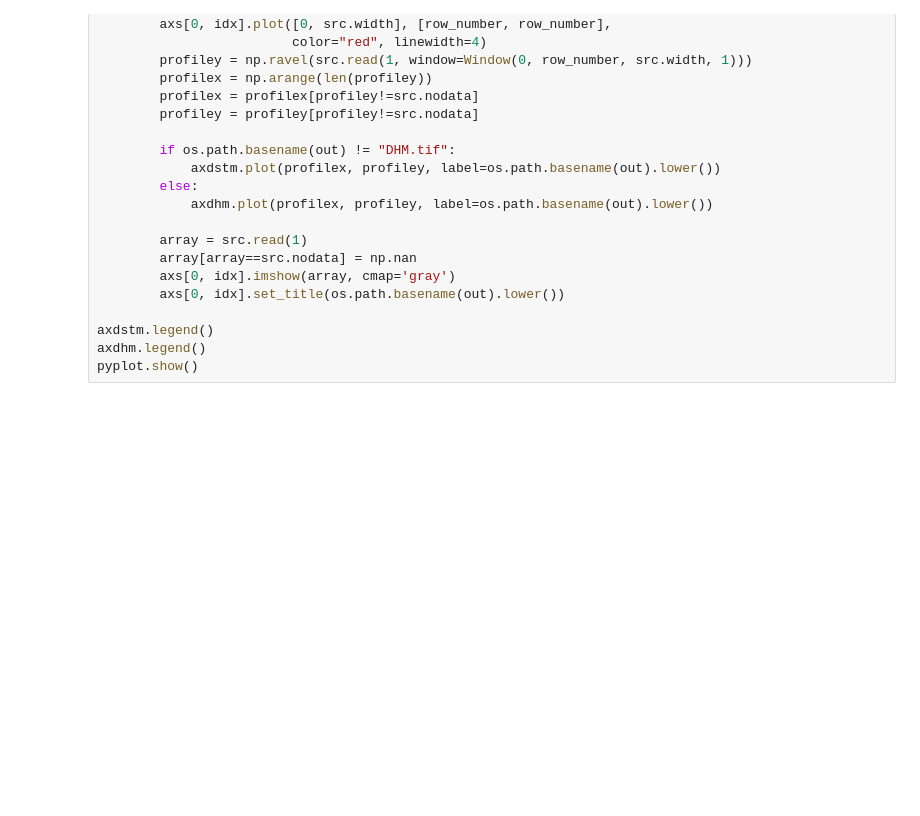
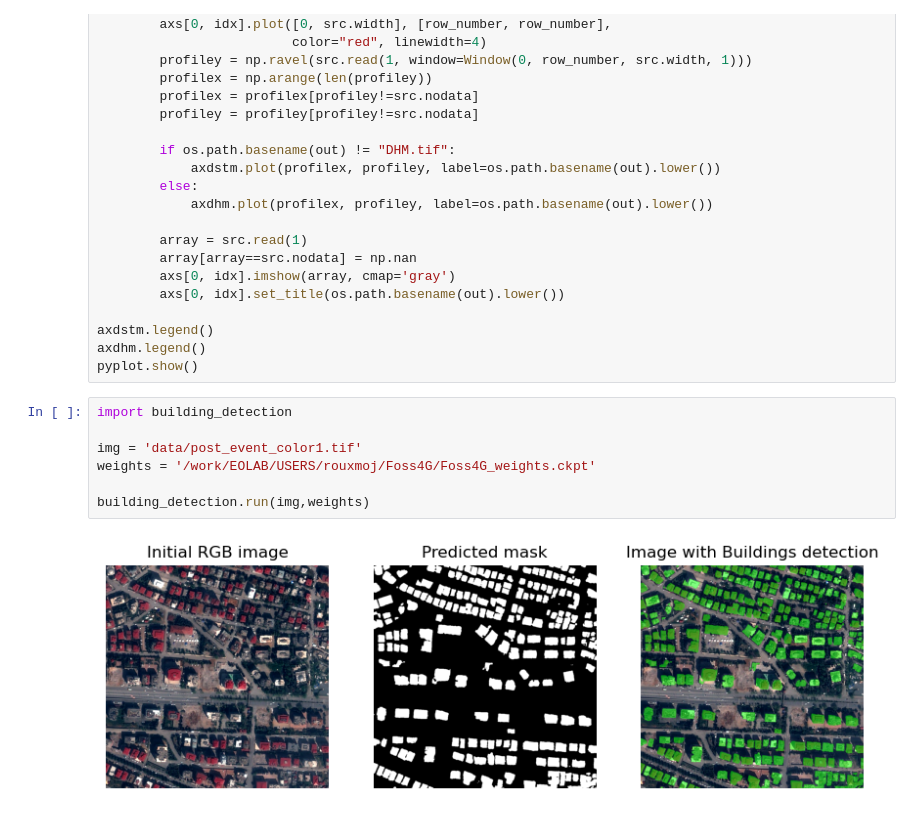
Before and after one commit to cars-cnes/change-detection-for-natural-disaster-response, a Jupyter notebook: tutorial.ipynb, the cells around one changed output. Cells and saved outputs as stored; diff of their text form; blank space fills up the shorter version.

Commit message:
feat : Define run command on building_detection

```diff
--- a/tutorial.ipynb
+++ b/tutorial.ipynb
@@ -263,3 +263,12 @@ for idx, out in enumerate(["dsm"+pair+"/dsm.tif", "dtm"+pair+"/DTM.tif", "dtm"+p
 axdstm.legend()
 axdhm.legend()
 pyplot.show()
+# %%
+import building_detection
+
+img = 'data/post_event_color1.tif'
+weights = '/work/EOLAB/USERS/rouxmoj/Foss4G/Foss4G_weights.ckpt'
+
+building_detection.run(img,weights)
+# %% [output]
+[figure, added]
```
